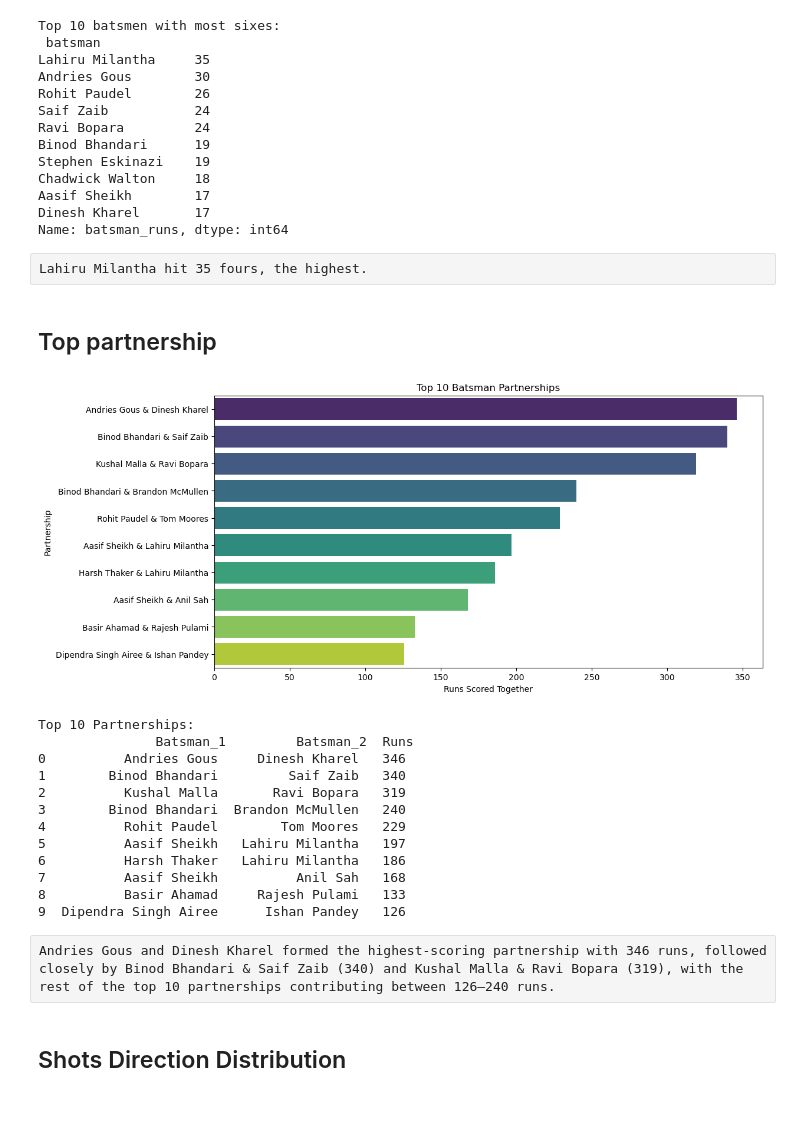
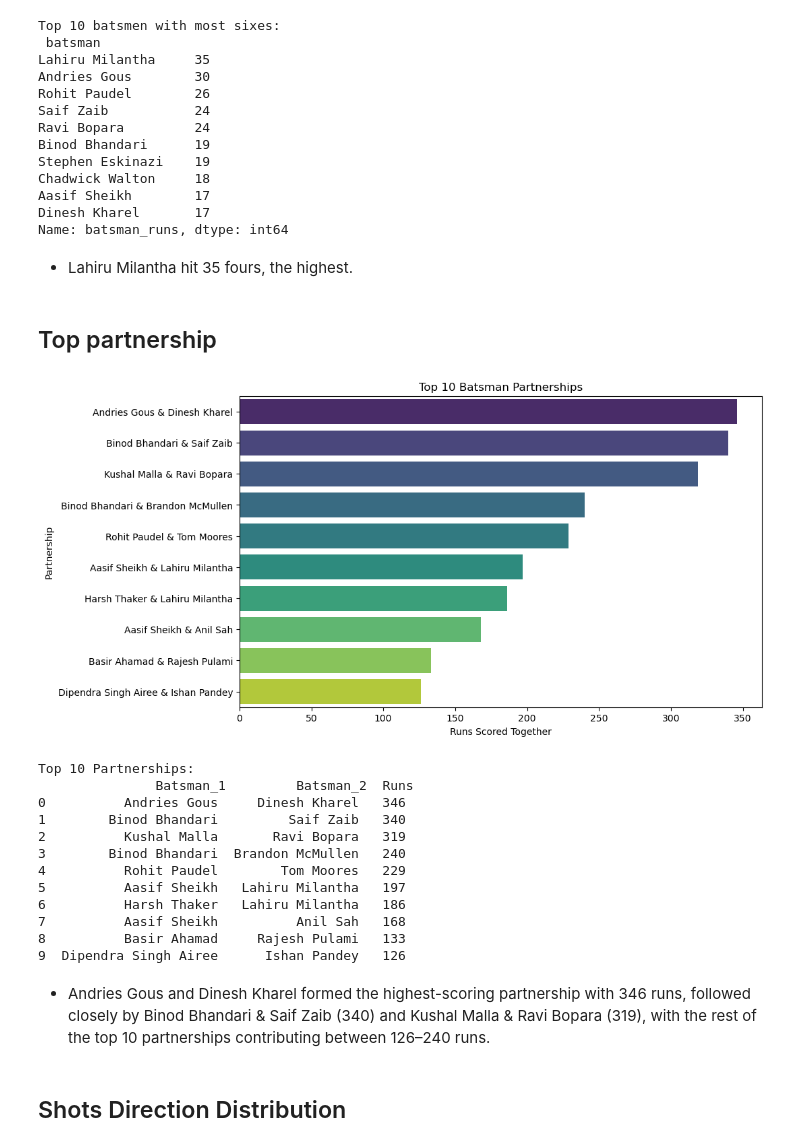
Before and after one commit to manoramsubedi/DS-ML-Projects, a Jupyter notebook: NPL Data Analysis/NPL_Data_Analytics.ipynb, the cells around one changed output. Cells and saved outputs as stored; diff of their text form; code cells hidden in the pictures; blank space fills up the shorter version.

```diff
--- a/NPL Data Analysis/NPL_Data_Analytics.ipynb
+++ b/NPL Data Analysis/NPL_Data_Analytics.ipynb
@@ -400,39 +400,38 @@ Chadwick Walton     18
 Aasif Sheikh        17
 Dinesh Kharel       17
 Name: batsman_runs, dtype: int64
-# %% [raw]
-Lahiru Milantha hit 35 fours, the highest.
+# %% [markdown]
+- Lahiru Milantha hit 35 fours, the highest.
 # %% [markdown]
 ## Top partnership
 # %%
 npl_final['partnership'] = npl_final['batsman_runs'] + npl_final['extra_runs']
 partnerships = (
     npl_final.groupby([npl_final[['batsman','non_striker']].min(axis=1),
                 npl_final[['batsman','non_striker']].max(axis=1)])['partnership']
     .sum()
     .sort_values(ascending=False)
     .head(10)
 )
 
-# Convert to DataFrame for easy plotting
 top_partnerships = partnerships.reset_index()
 top_partnerships.columns = ['Batsman_1','Batsman_2','Runs']
 
-plt.figure(figsize=(12,6))
+plt.figure(figsize=(10,6))
 sns.barplot(
     x="Runs",
     y=top_partnerships["Batsman_1"] + " & " + top_partnerships["Batsman_2"],
     data=top_partnerships,
     palette="viridis"
 )
 plt.title("Top 10 Batsman Partnerships")
 plt.xlabel("Runs Scored Together")
 plt.ylabel("Partnership")
 plt.show()
 
 print("Top 10 Partnerships:\n", top_partnerships)
 # %% [output]
-[figure, old version]
+[figure, new version]
 Top 10 Partnerships:
                Batsman_1         Batsman_2  Runs
 0          Andries Gous     Dinesh Kharel   346
@@ -445,8 +444,8 @@ Top 10 Partnerships:
 7          Aasif Sheikh          Anil Sah   168
 8          Basir Ahamad     Rajesh Pulami   133
 9  Dipendra Singh Airee      Ishan Pandey   126
-# %% [raw]
-Andries Gous and Dinesh Kharel formed the highest-scoring partnership with 346 runs, followed closely by Binod Bhandari & Saif Zaib (340) and Kushal Malla & Ravi Bopara (319), with the rest of the top 10 partnerships contributing between 126–240 runs.
+# %% [markdown]
+- Andries Gous and Dinesh Kharel formed the highest-scoring partnership with 346 runs, followed closely by Binod Bhandari & Saif Zaib (340) and Kushal Malla & Ravi Bopara (319), with the rest of the top 10 partnerships contributing between 126–240 runs.
 # %% [markdown]
 ## Shots Direction Distribution
 # %%
```
Also changed, not shown: parts of 25 cells of this notebook.
